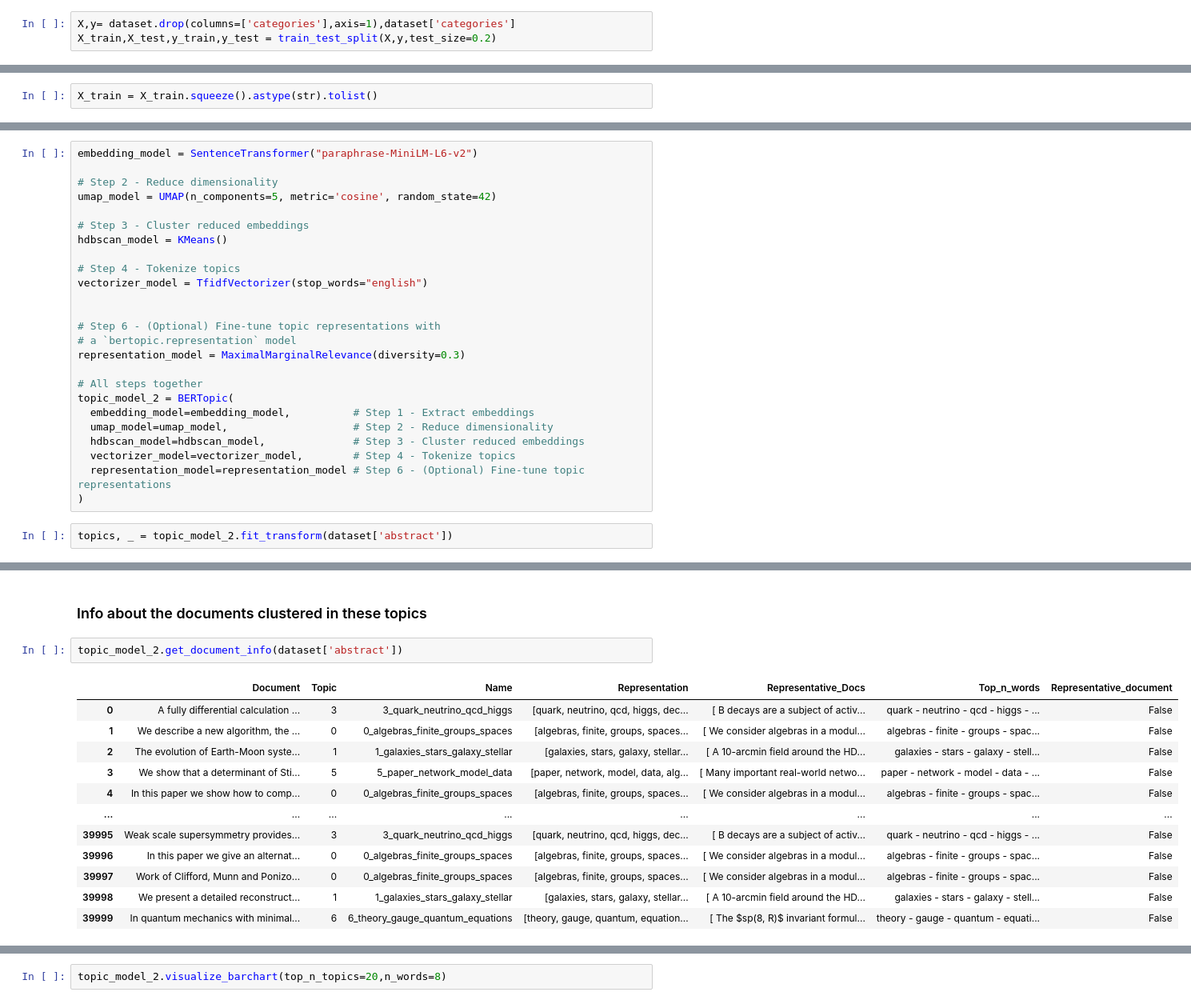
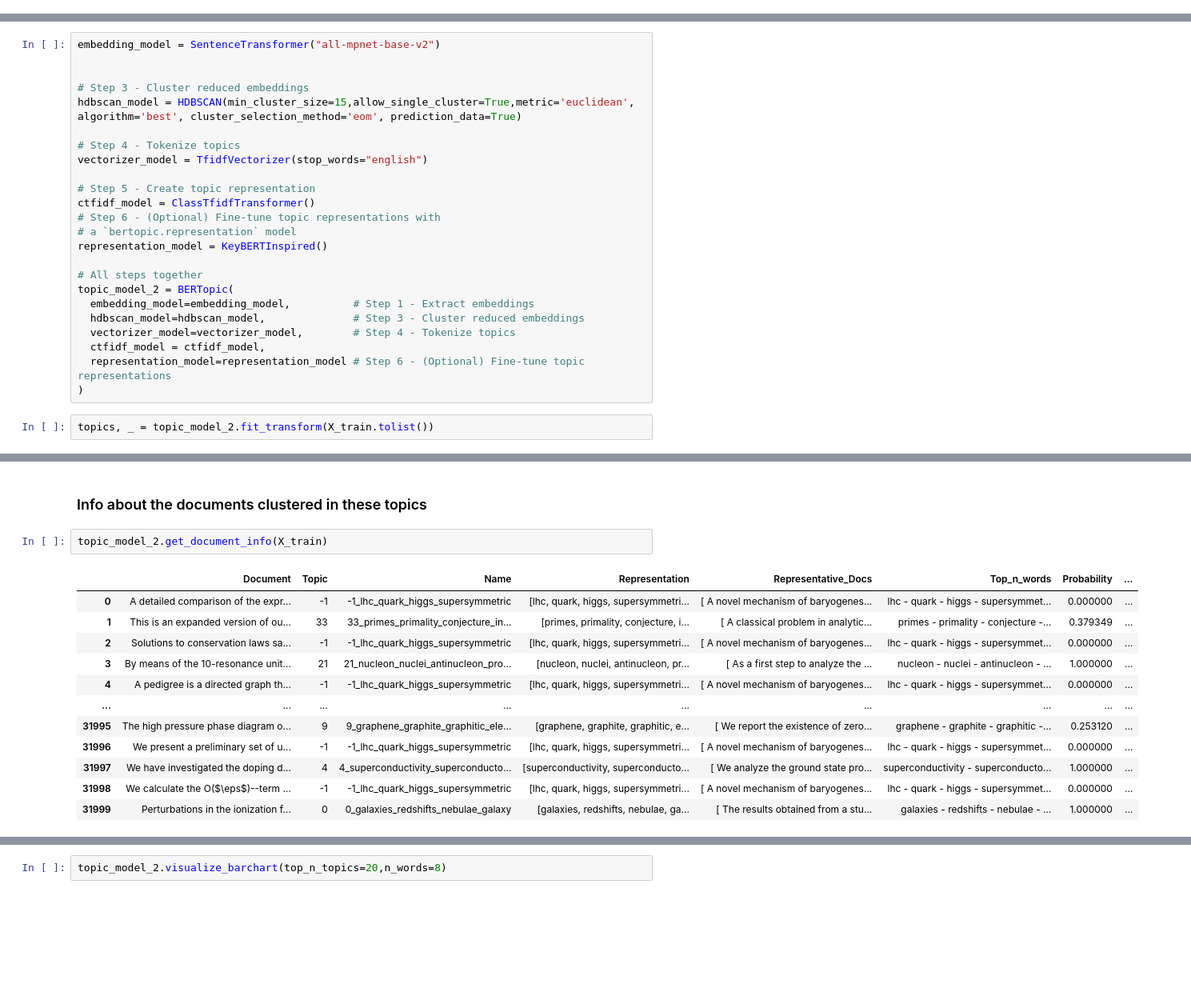
Before and after one commit to Hekaton003/VNP-proektna, a Jupyter notebook: VNP_proekt.ipynb, the cells around one changed output, grey strips where cells are left out. Shown at 80% size. Drawn from its saved outputs; the diff is of its cells as text; blank space fills up the shorter version.

```diff
--- a/VNP_proekt.ipynb
+++ b/VNP_proekt.ipynb
@@ -263,3 +290,0 @@ topic_model.visualize_topics_per_class(topics_per_class)
-# %%
-X,y= dataset.drop(columns=['categories'],axis=1),dataset['categories']
-X_train,X_test,y_train,y_test = train_test_split(X,y,test_size=0.2)
@@ -291,2 +290,0 @@ topic_model = BERTopic(
-# %%
-X_train = X_train.squeeze().astype(str).tolist()
@@ -384,29 +333,28 @@ cond-mat.mes-hall cond-mat.mtrl-sci       0.00      0.00      0.00        23
 # %% [markdown]
 ## Create BertTopic Model unsupervised 2
 # %%
-embedding_model = SentenceTransformer("paraphrase-MiniLM-L6-v2")
+embedding_model = SentenceTransformer("all-mpnet-base-v2")
 
-# Step 2 - Reduce dimensionality
-umap_model = UMAP(n_components=5, metric='cosine', random_state=42)
 
 # Step 3 - Cluster reduced embeddings
-hdbscan_model = KMeans()
+hdbscan_model = HDBSCAN(min_cluster_size=15,allow_single_cluster=True,metric='euclidean', algorithm='best', cluster_selection_method='eom', prediction_data=True)
 
 # Step 4 - Tokenize topics
 vectorizer_model = TfidfVectorizer(stop_words="english")
 
-
+# Step 5 - Create topic representation
+ctfidf_model = ClassTfidfTransformer()
 # Step 6 - (Optional) Fine-tune topic representations with
 # a `bertopic.representation` model
-representation_model = MaximalMarginalRelevance(diversity=0.3)
+representation_model = KeyBERTInspired()
 
 # All steps together
 topic_model_2 = BERTopic(
   embedding_model=embedding_model,          # Step 1 - Extract embeddings
-  umap_model=umap_model,                    # Step 2 - Reduce dimensionality
   hdbscan_model=hdbscan_model,              # Step 3 - Cluster reduced embeddings
   vectorizer_model=vectorizer_model,        # Step 4 - Tokenize topics
+  ctfidf_model = ctfidf_model,
   representation_model=representation_model # Step 6 - (Optional) Fine-tune topic representations
 )
 # %%
-topics, _ = topic_model_2.fit_transform(dataset['abstract'])
+topics, _ = topic_model_2.fit_transform(X_train.tolist())
@@ -454,17 +427,17 @@ topic_model_2.get_topic(0)
 # %% [markdown]
 ### Info about the documents clustered in these topics
 # %%
-topic_model_2.get_document_info(dataset['abstract'])
+topic_model_2.get_document_info(X_train)
 # %% [output]
-|  | Document | Topic | Name | Representation | Representative_Docs | Top_n_words | Representative_document |
-| 0 | A fully differential calculation ... | 3 | 3_quark_neutrino_qcd_higgs | [quark, neutrino, qcd, higgs, dec... | [ B decays are a subject of activ... | quark - neutrino - qcd - higgs - ... | False |
-| 1 | We describe a new algorithm, the ... | 0 | 0_algebras_finite_groups_spaces | [algebras, finite, groups, spaces... | [ We consider algebras in a modul... | algebras - finite - groups - spac... | False |
-| 2 | The evolution of Earth-Moon syste... | 1 | 1_galaxies_stars_galaxy_stellar | [galaxies, stars, galaxy, stellar... | [ A 10-arcmin field around the HD... | galaxies - stars - galaxy - stell... | False |
-| 3 | We show that a determinant of Sti... | 5 | 5_paper_network_model_data | [paper, network, model, data, alg... | [ Many important real-world netwo... | paper - network - model - data - ... | False |
-| 4 | In this paper we show how to comp... | 0 | 0_algebras_finite_groups_spaces | [algebras, finite, groups, spaces... | [ We consider algebras in a modul... | algebras - finite - groups - spac... | False |
-| ... | ... | ... | ... | ... | ... | ... | ... |
-| 39995 | Weak scale supersymmetry provides... | 3 | 3_quark_neutrino_qcd_higgs | [quark, neutrino, qcd, higgs, dec... | [ B decays are a subject of activ... | quark - neutrino - qcd - higgs - ... | False |
-| 39996 | In this paper we give an alternat... | 0 | 0_algebras_finite_groups_spaces | [algebras, finite, groups, spaces... | [ We consider algebras in a modul... | algebras - finite - groups - spac... | False |
-| 39997 | Work of Clifford, Munn and Ponizo... | 0 | 0_algebras_finite_groups_spaces | [algebras, finite, groups, spaces... | [ We consider algebras in a modul... | algebras - finite - groups - spac... | False |
-| 39998 | We present a detailed reconstruct... | 1 | 1_galaxies_stars_galaxy_stellar | [galaxies, stars, galaxy, stellar... | [ A 10-arcmin field around the HD... | galaxies - stars - galaxy - stell... | False |
-| 39999 | In quantum mechanics with minimal... | 6 | 6_theory_gauge_quantum_equations | [theory, gauge, quantum, equation... | [ The $sp(8, R)$ invariant formul... | theory - gauge - quantum - equati... | False |
+|  | Document | Topic | Name | Representation | Representative_Docs | Top_n_words | Probability | ... |
+| 0 | A detailed comparison of the expr... | -1 | -1_lhc_quark_higgs_supersymmetric | [lhc, quark, higgs, supersymmetri... | [ A novel mechanism of baryogenes... | lhc - quark - higgs - supersymmet... | 0.000000 | ... |
+| 1 | This is an expanded version of ou... | 33 | 33_primes_primality_conjecture_in... | [primes, primality, conjecture, i... | [ A classical problem in analytic... | primes - primality - conjecture -... | 0.379349 | ... |
+| 2 | Solutions to conservation laws sa... | -1 | -1_lhc_quark_higgs_supersymmetric | [lhc, quark, higgs, supersymmetri... | [ A novel mechanism of baryogenes... | lhc - quark - higgs - supersymmet... | 0.000000 | ... |
+| 3 | By means of the 10-resonance unit... | 21 | 21_nucleon_nuclei_antinucleon_pro... | [nucleon, nuclei, antinucleon, pr... | [ As a first step to analyze the ... | nucleon - nuclei - antinucleon - ... | 1.000000 | ... |
+| 4 | A pedigree is a directed graph th... | -1 | -1_lhc_quark_higgs_supersymmetric | [lhc, quark, higgs, supersymmetri... | [ A novel mechanism of baryogenes... | lhc - quark - higgs - supersymmet... | 0.000000 | ... |
+| ... | ... | ... | ... | ... | ... | ... | ... | ... |
+| 31995 | The high pressure phase diagram o... | 9 | 9_graphene_graphite_graphitic_ele... | [graphene, graphite, graphitic, e... | [ We report the existence of zero... | graphene - graphite - graphitic -... | 0.253120 | ... |
+| 31996 | We present a preliminary set of u... | -1 | -1_lhc_quark_higgs_supersymmetric | [lhc, quark, higgs, supersymmetri... | [ A novel mechanism of baryogenes... | lhc - quark - higgs - supersymmet... | 0.000000 | ... |
+| 31997 | We have investigated the doping d... | 4 | 4_superconductivity_superconducto... | [superconductivity, superconducto... | [ We analyze the ground state pro... | superconductivity - superconducto... | 1.000000 | ... |
+| 31998 | We calculate the O($\eps$)--term ... | -1 | -1_lhc_quark_higgs_supersymmetric | [lhc, quark, higgs, supersymmetri... | [ A novel mechanism of baryogenes... | lhc - quark - higgs - supersymmet... | 0.000000 | ... |
+| 31999 | Perturbations in the ionization f... | 0 | 0_galaxies_redshifts_nebulae_galaxy | [galaxies, redshifts, nebulae, ga... | [ The results obtained from a stu... | galaxies - redshifts - nebulae - ... | 1.000000 | ... |
```
Also changed, not shown: parts of 46 cells of this notebook, 1 other file.
